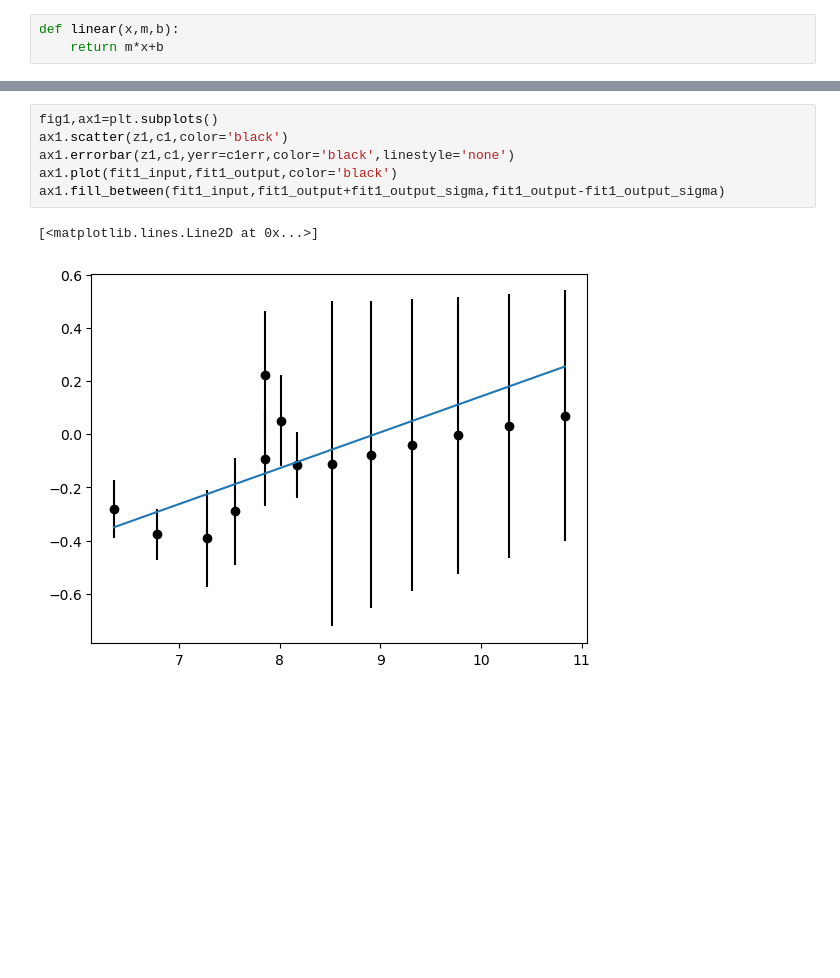
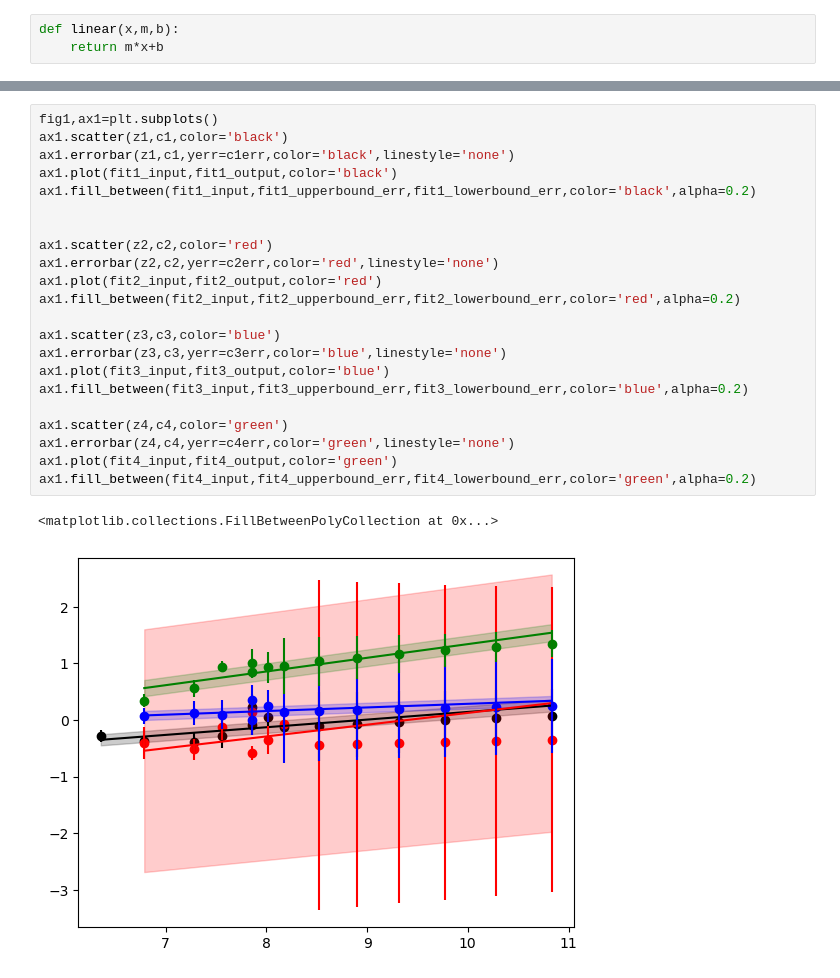
Before and after one commit to maggiehuff/Public, a Jupyter notebook: basic_linear_regression.ipynb, the cells around one changed output, grey strips where cells are left out. Drawn from its saved outputs; the diff is of its cells as text; blank space fills up the shorter version.

```diff
--- a/basic_linear_regression.ipynb
+++ b/basic_linear_regression.ipynb
@@ -32,9 +77,25 @@ fit1cov [[ 0.00159209 -0.01173984]
 # %%
 fig1,ax1=plt.subplots()
 ax1.scatter(z1,c1,color='black')
 ax1.errorbar(z1,c1,yerr=c1err,color='black',linestyle='none')
 ax1.plot(fit1_input,fit1_output,color='black')
-ax1.fill_between(fit1_input,fit1_output+fit1_output_sigma,fit1_output-fit1_output_sigma)
+ax1.fill_between(fit1_input,fit1_upperbound_err,fit1_lowerbound_err,color='black',alpha=0.2)
+
+
+ax1.scatter(z2,c2,color='red')
+ax1.errorbar(z2,c2,yerr=c2err,color='red',linestyle='none')
+ax1.plot(fit2_input,fit2_output,color='red')
+ax1.fill_between(fit2_input,fit2_upperbound_err,fit2_lowerbound_err,color='red',alpha=0.2)
+
+ax1.scatter(z3,c3,color='blue')
+ax1.errorbar(z3,c3,yerr=c3err,color='blue',linestyle='none')
+ax1.plot(fit3_input,fit3_output,color='blue')
+ax1.fill_between(fit3_input,fit3_upperbound_err,fit3_lowerbound_err,color='blue',alpha=0.2)
+
+ax1.scatter(z4,c4,color='green')
+ax1.errorbar(z4,c4,yerr=c4err,color='green',linestyle='none')
+ax1.plot(fit4_input,fit4_output,color='green')
+ax1.fill_between(fit4_input,fit4_upperbound_err,fit4_lowerbound_err,color='green',alpha=0.2)
 # %% [output]
-[<matplotlib.lines.Line2D at 0x...>]
+<matplotlib.collections.FillBetweenPolyCollection at 0x...>
-[figure, old version]
+[figure, new version]
```
Also changed, not shown: parts of 1 cell of this notebook.
